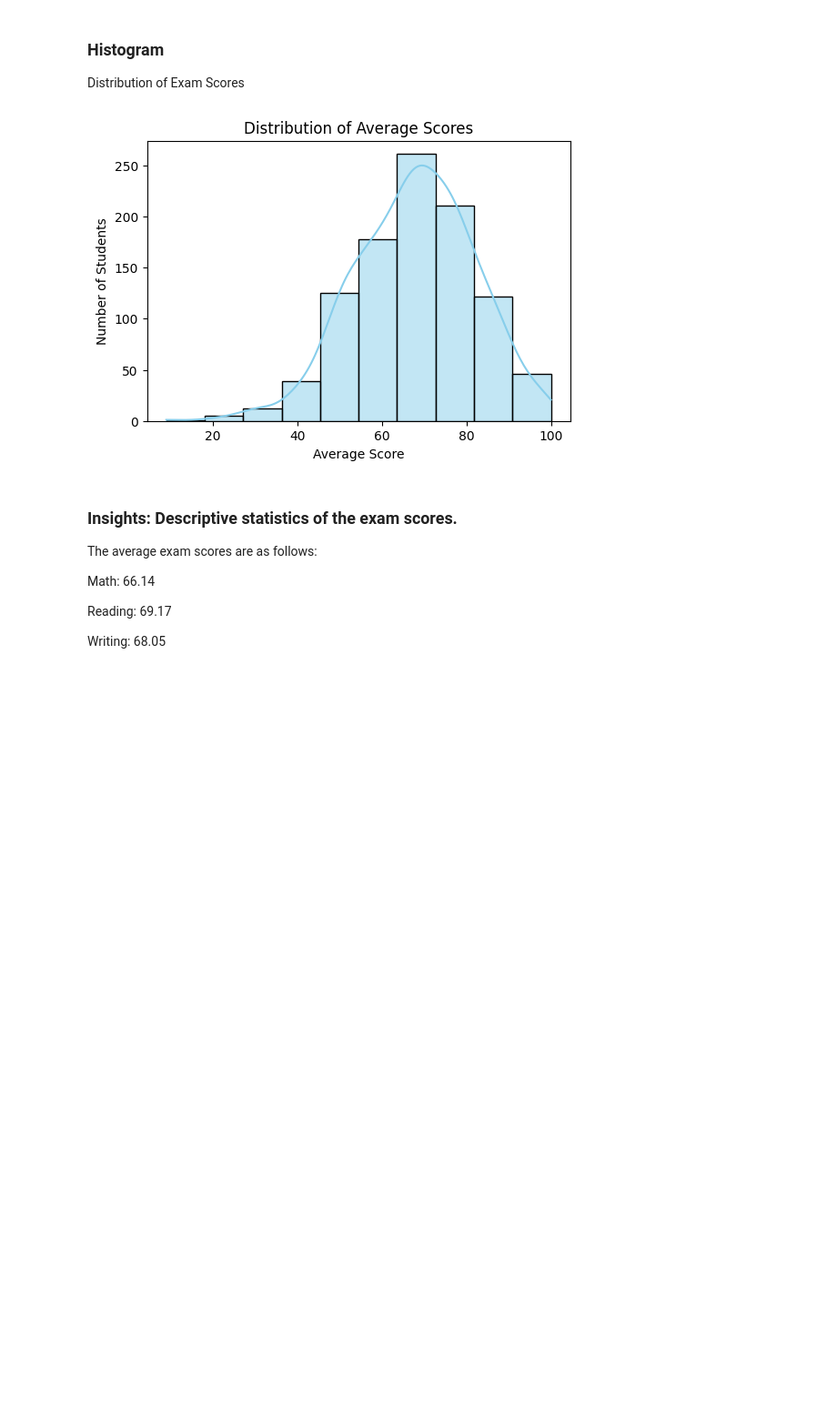
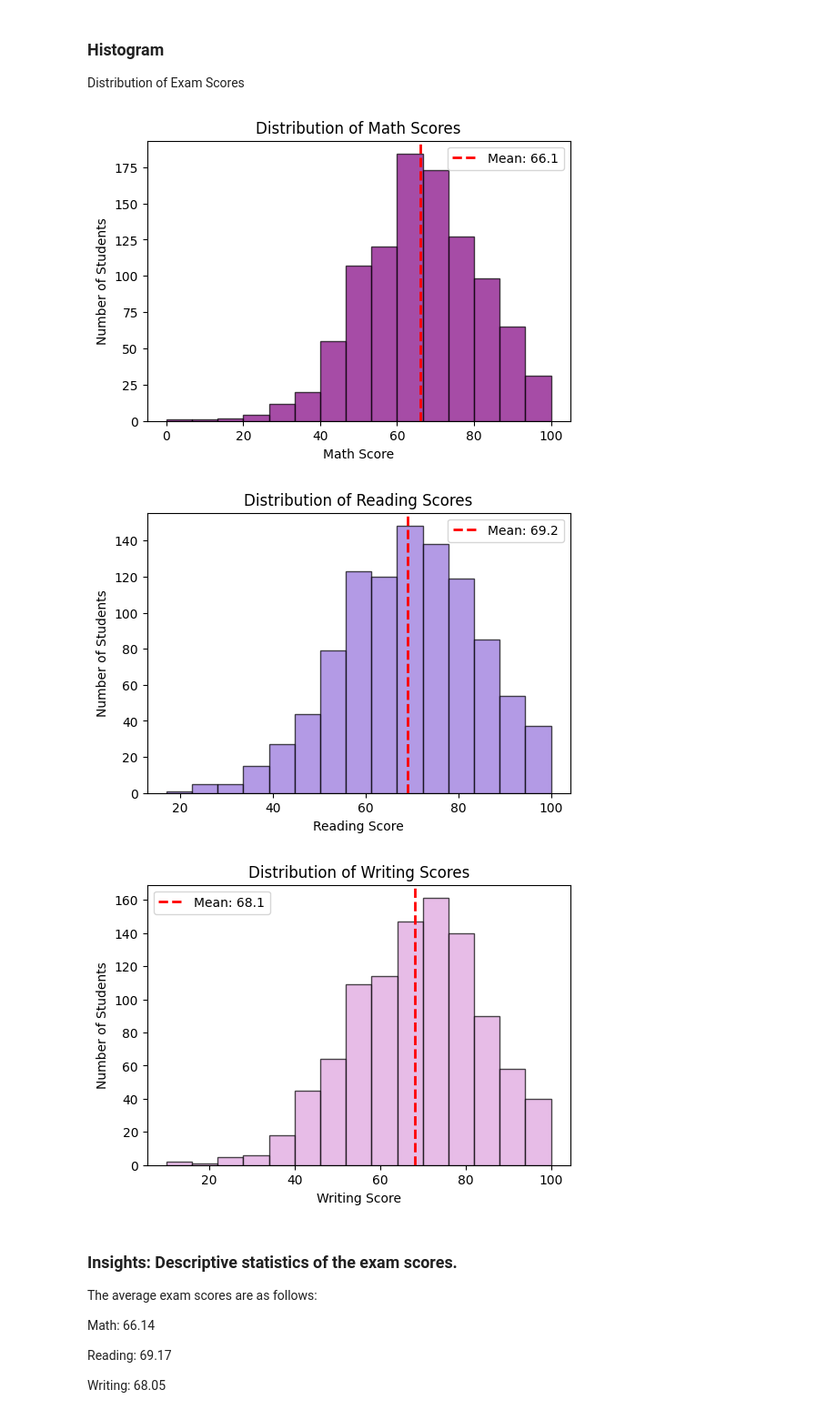
Before and after one commit to raquem-annierose/PolyTech_Sample_Notebook, a Jupyter notebook: student_exam_performance.ipynb, the cells around one changed output. Shown: that part at 91% size. Cells and saved outputs as stored; diff of their text form; code cells hidden in the pictures; blank space fills up the shorter version.

```diff
--- a/student_exam_performance.ipynb
+++ b/student_exam_performance.ipynb
@@ -751,14 +757,39 @@ All three subjects are highly correlated. The strongest relationship is between
 ### Histogram
  Distribution of Exam Scores
 # %%
+# Math Score Distribution
 plt.figure(figsize=(6,4))
-sns.histplot(data=df, x='average_score', bins=10, kde=True, color='skyblue')
-plt.title('Distribution of Average Scores')
-plt.xlabel('Average Score')
+plt.hist(df['math_score'], bins=15, color='purple', alpha=0.7, edgecolor='black')
+plt.axvline(df['math_score'].mean(), color='red', linestyle='--', linewidth=2, label=f'Mean: {df["math_score"].mean():.1f}')
+plt.title('Distribution of Math Scores')
+plt.xlabel('Math Score')
 plt.ylabel('Number of Students')
+plt.legend()
 plt.show()
+
+# Reading Score Distribution
+plt.figure(figsize=(6,4))
+plt.hist(df['reading_score'], bins=15, color='mediumpurple', alpha=0.7, edgecolor='black')
+plt.axvline(df['reading_score'].mean(), color='red', linestyle='--', linewidth=2, label=f'Mean: {df["reading_score"].mean():.1f}')
+plt.title('Distribution of Reading Scores')
+plt.xlabel('Reading Score')
+plt.ylabel('Number of Students')
+plt.legend()
+plt.show()
+
+# Writing Score Distribution
+plt.figure(figsize=(6,4))
+plt.hist(df['writing_score'], bins=15, color='plum', alpha=0.7, edgecolor='black')
+plt.axvline(df['writing_score'].mean(), color='red', linestyle='--', linewidth=2, label=f'Mean: {df["writing_score"].mean():.1f}')
+plt.title('Distribution of Writing Scores')
+plt.xlabel('Writing Score')
+plt.ylabel('Number of Students')
+plt.legend()
+plt.show()
 # %% [output]
-[figure, old version]
+[figure, new version]
+[figure, added]
+[figure, added]
 # %% [markdown]
 ### Insights: Descriptive statistics of the exam scores.
 
```
Also changed, not shown: parts of 1 cell of this notebook.
